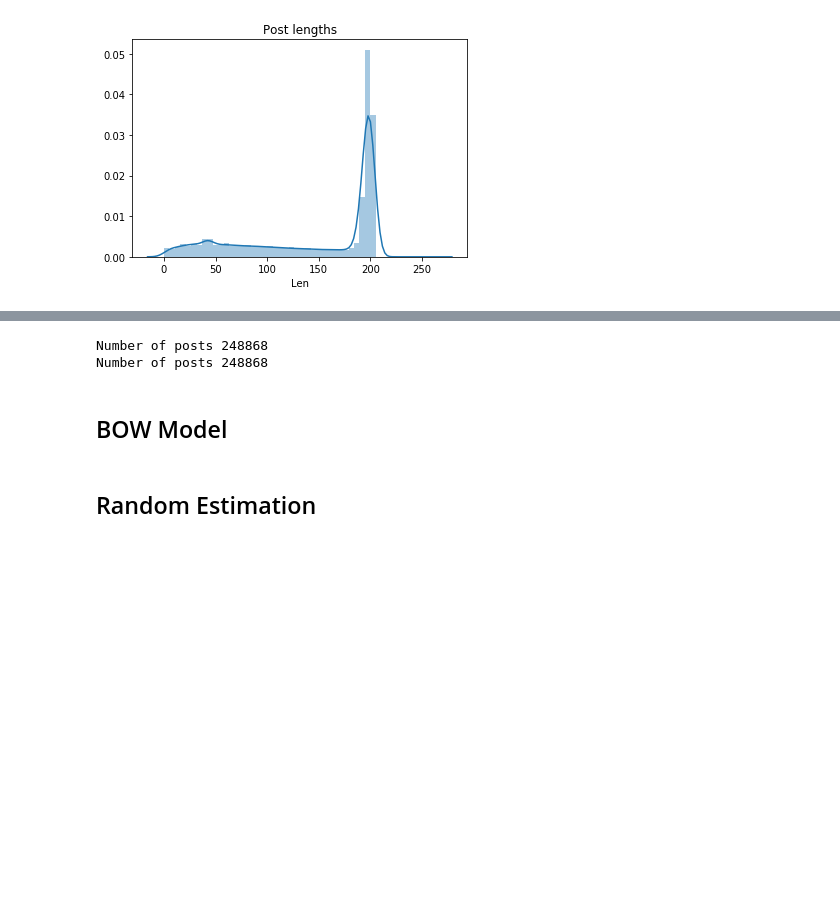
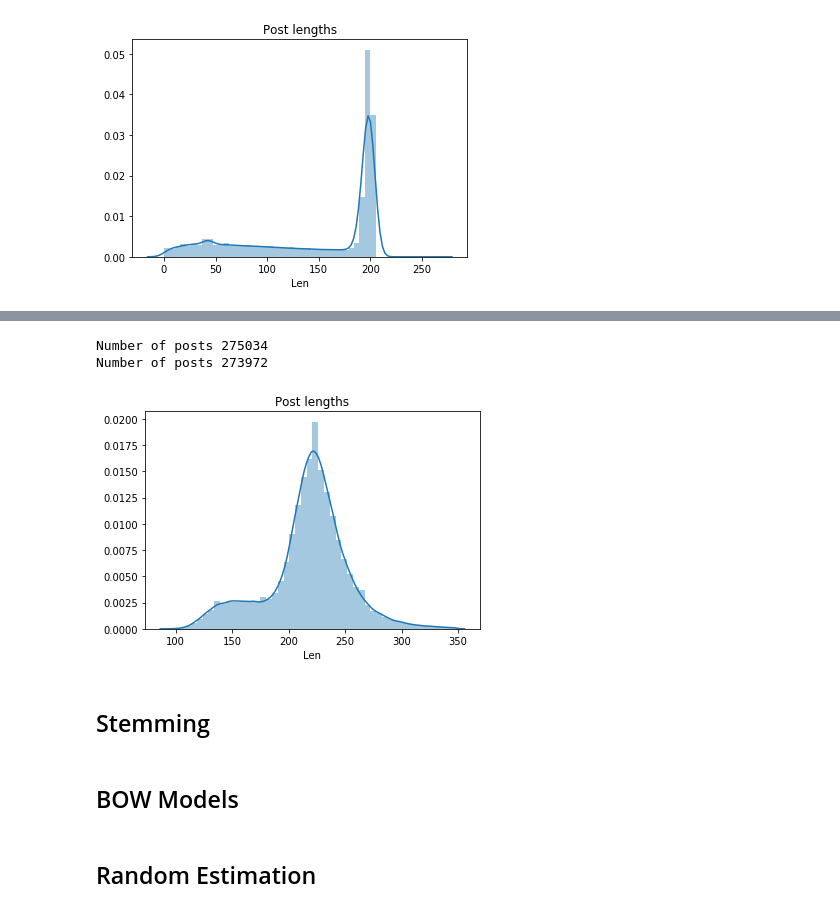
Before and after one commit to BrunnoRicci/mbti-type, a Jupyter notebook: PT.ipynb, the cells around one changed output, grey strips where cells are left out. Drawn from its saved outputs; the diff is of its cells as text; code cells hidden in the pictures; blank space fills up the shorter version.

```diff
--- a/PT.ipynb
+++ b/PT.ipynb
@@ -141,10 +152,9 @@ sns.distplot(df["Len"]).set_title("Post lengths");
 # %%
-#Remove short posts
+#Remove long post
+max_length = 350
 print("Number of posts", len(df))
-df.drop(["nw", "Len"],axis=1, inplace=True)
+df = df[df["Len"] < 350]
 print("Number of posts", len(df))
 # %% [output]
-Number of posts 248868
-Number of posts 248868
+Number of posts 275034
+Number of posts 273972
-# %% [markdown]
-## BOW Model
@@ -157,0 +161,5 @@ from nltk.stem.snowball import SnowballStemmer
+# %%
+df["Len"] = df["posts"].apply(len)
+sns.distplot(df["Len"]).set_title("Post lengths");
+# %% [output]
+[figure, added]
@@ -158,5 +169,9 @@ from nltk.stem.snowball import SnowballStemmer
+# %% [markdown]
+## Stemming
 # %%
 #Stem
 stemmer = SnowballStemmer("english")
 
 df["posts"] = df["posts"].apply(lambda x: " ".join(stemmer.stem(p) for p in x.split(" ")))
+# %% [markdown]
+## BOW Models
```
Also changed, not shown: parts of 35 cells of this notebook.
